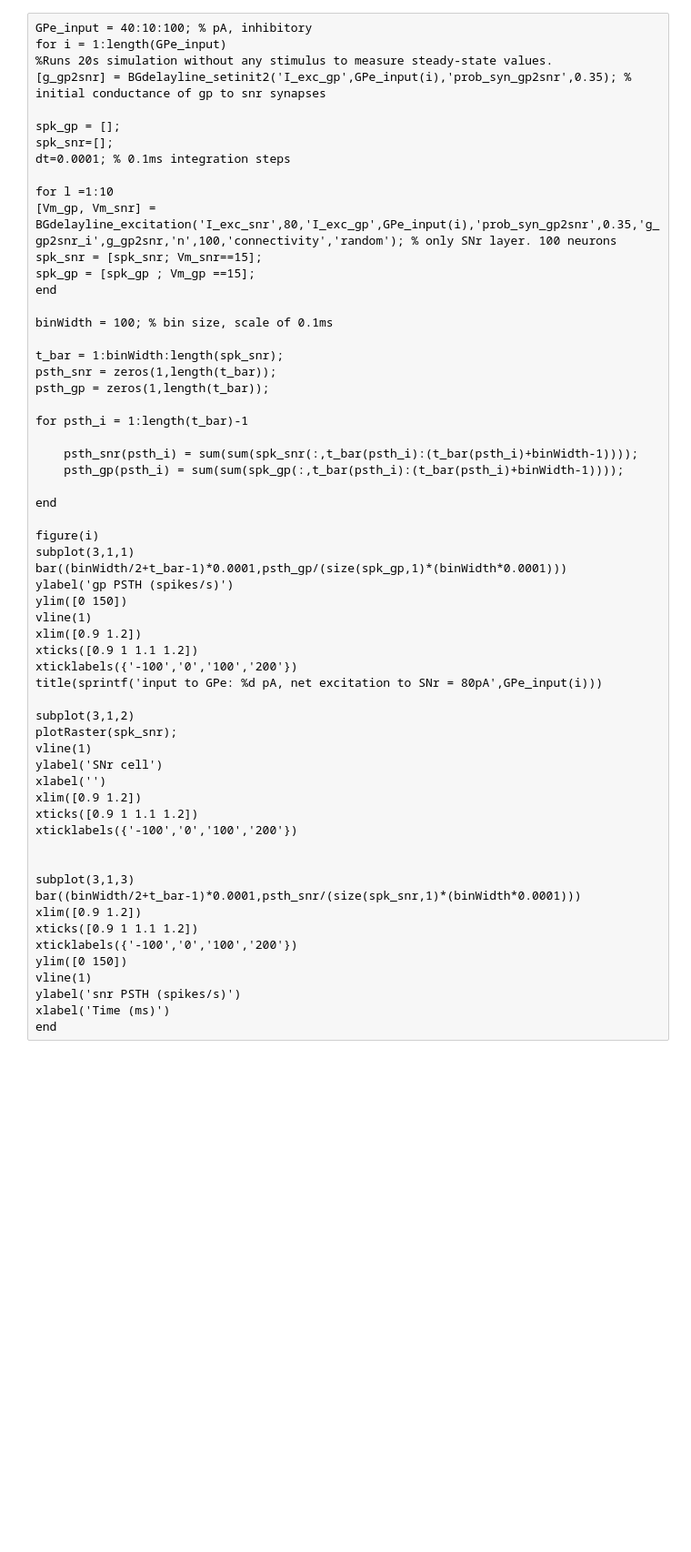
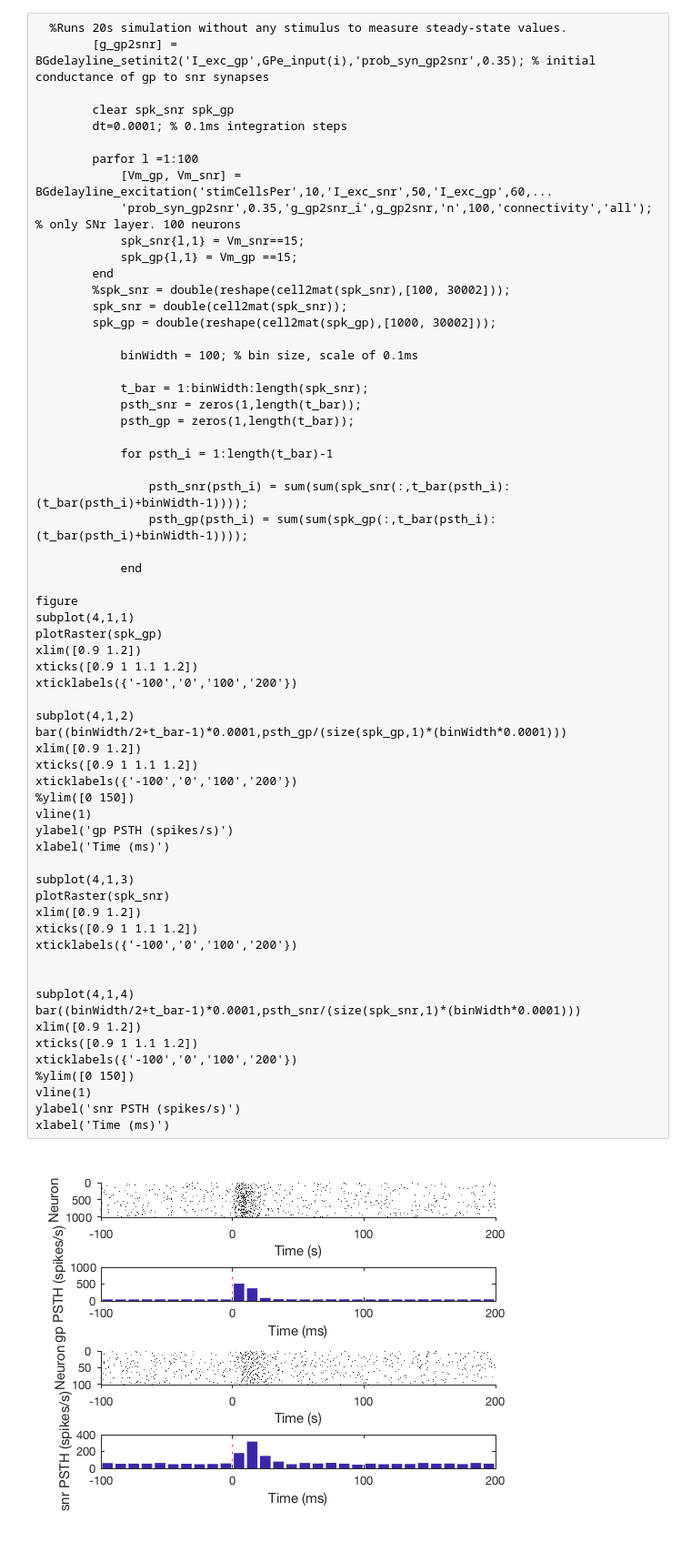
Before and after one commit to seulah-kim/delaylineBG, a Jupyter notebook: Cascading Excitation.ipynb, the cells around one changed output. Shown: that part at 91% size. Cells and saved outputs as stored; diff of their text form; blank space fills up the shorter version.

Commit message:
cascading excitation simulation works

```diff
--- a/Cascading Excitation.ipynb
+++ b/Cascading Excitation.ipynb
@@ -1,60 +81,65 @@
 # %%
-GPe_input = 40:10:100; % pA, inhibitory
-for i = 1:length(GPe_input)
-%Runs 20s simulation without any stimulus to measure steady-state values.
-[g_gp2snr] = BGdelayline_setinit2('I_exc_gp',GPe_input(i),'prob_syn_gp2snr',0.35); % initial conductance of gp to snr synapses
+  %Runs 20s simulation without any stimulus to measure steady-state values.
+        [g_gp2snr] = BGdelayline_setinit2('I_exc_gp',GPe_input(i),'prob_syn_gp2snr',0.35); % initial conductance of gp to snr synapses
 
-spk_gp = [];
-spk_snr=[];
-dt=0.0001; % 0.1ms integration steps
+        clear spk_snr spk_gp
+        dt=0.0001; % 0.1ms integration steps
 
-for l =1:10
-[Vm_gp, Vm_snr] = BGdelayline_excitation('I_exc_snr',80,'I_exc_gp',GPe_input(i),'prob_syn_gp2snr',0.35,'g_gp2snr_i',g_gp2snr,'n',100,'connectivity','random'); % only SNr layer. 100 neurons
-spk_snr = [spk_snr; Vm_snr==15];
-spk_gp = [spk_gp ; Vm_gp ==15];
-end
+        parfor l =1:100
+            [Vm_gp, Vm_snr] = BGdelayline_excitation('stimCellsPer',10,'I_exc_snr',50,'I_exc_gp',60,...
+            'prob_syn_gp2snr',0.35,'g_gp2snr_i',g_gp2snr,'n',100,'connectivity','all'); % only SNr layer. 100 neurons
+            spk_snr{l,1} = Vm_snr==15;
+            spk_gp{l,1} = Vm_gp ==15;
+        end
+        %spk_snr = double(reshape(cell2mat(spk_snr),[100, 30002]));
+        spk_snr = double(cell2mat(spk_snr));
+        spk_gp = double(reshape(cell2mat(spk_gp),[1000, 30002]));
 
-binWidth = 100; % bin size, scale of 0.1ms
+            binWidth = 100; % bin size, scale of 0.1ms
 
-t_bar = 1:binWidth:length(spk_snr);
-psth_snr = zeros(1,length(t_bar));
-psth_gp = zeros(1,length(t_bar));
+            t_bar = 1:binWidth:length(spk_snr);
+            psth_snr = zeros(1,length(t_bar));
+            psth_gp = zeros(1,length(t_bar));
 
-for psth_i = 1:length(t_bar)-1
+            for psth_i = 1:length(t_bar)-1
 
-    psth_snr(psth_i) = sum(sum(spk_snr(:,t_bar(psth_i):(t_bar(psth_i)+binWidth-1))));
-    psth_gp(psth_i) = sum(sum(spk_gp(:,t_bar(psth_i):(t_bar(psth_i)+binWidth-1))));
+                psth_snr(psth_i) = sum(sum(spk_snr(:,t_bar(psth_i):(t_bar(psth_i)+binWidth-1))));
+                psth_gp(psth_i) = sum(sum(spk_gp(:,t_bar(psth_i):(t_bar(psth_i)+binWidth-1))));
 
-end
+            end
 
-figure(i)
-subplot(3,1,1)
-bar((binWidth/2+t_bar-1)*0.0001,psth_gp/(size(spk_gp,1)*(binWidth*0.0001)))
-ylabel('gp PSTH (spikes/s)')
-ylim([0 150])
-vline(1)
+figure
+subplot(4,1,1)
+plotRaster(spk_gp)
 xlim([0.9 1.2])
 xticks([0.9 1 1.1 1.2])
 xticklabels({'-100','0','100','200'})
-title(sprintf('input to GPe: %d pA, net excitation to SNr = 80pA',GPe_input(i)))
 
-subplot(3,1,2)
-plotRaster(spk_snr);
+subplot(4,1,2)
+bar((binWidth/2+t_bar-1)*0.0001,psth_gp/(size(spk_gp,1)*(binWidth*0.0001)))
+xlim([0.9 1.2])
+xticks([0.9 1 1.1 1.2])
+xticklabels({'-100','0','100','200'})
+%ylim([0 150])
 vline(1)
-ylabel('SNr cell')
-xlabel('')
+ylabel('gp PSTH (spikes/s)')
+xlabel('Time (ms)')
+
+subplot(4,1,3)
+plotRaster(spk_snr)
 xlim([0.9 1.2])
 xticks([0.9 1 1.1 1.2])
 xticklabels({'-100','0','100','200'})
 
 
-subplot(3,1,3)
+subplot(4,1,4)
 bar((binWidth/2+t_bar-1)*0.0001,psth_snr/(size(spk_snr,1)*(binWidth*0.0001)))
 xlim([0.9 1.2])
 xticks([0.9 1 1.1 1.2])
 xticklabels({'-100','0','100','200'})
-ylim([0 150])
+%ylim([0 150])
 vline(1)
 ylabel('snr PSTH (spikes/s)')
 xlabel('Time (ms)')
-end
+# %% [output]
+[figure, added]
```
Also changed, not shown: parts of 8 cells of this notebook.
